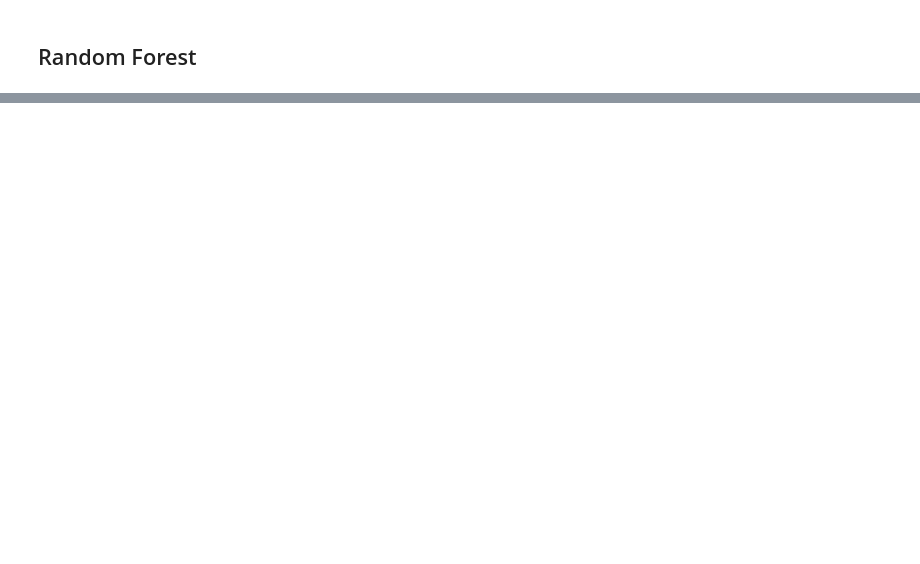
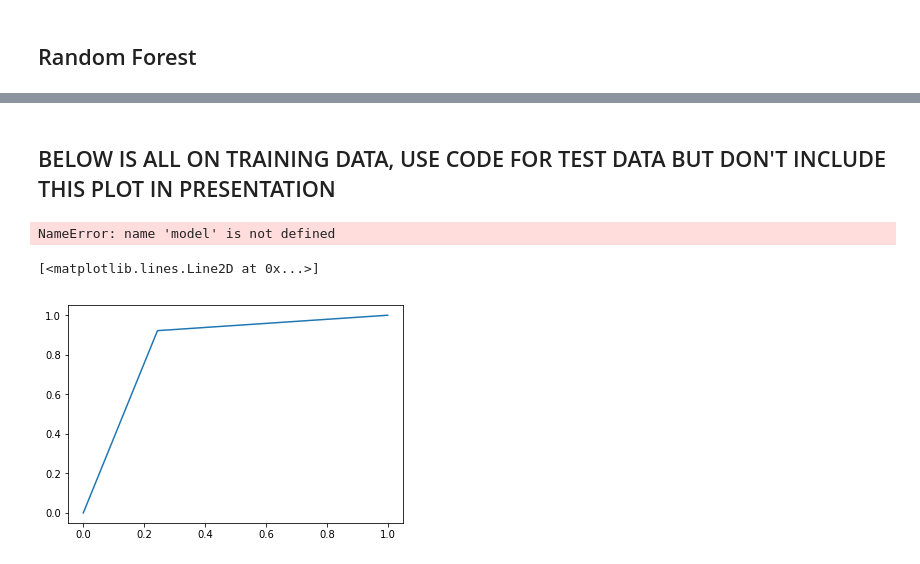
Before and after one commit to luketibbott/Predicting-the-sucess-of-showerthoughts, a Jupyter notebook: model-tuning.ipynb, the cells around one changed output, grey strips where cells are left out. Saved outputs shown, nothing was run; the diff lists cells and outputs as text; code cells hidden in the pictures; blank space fills up the shorter version.

Commit message:
Add ROC_AUC plot for gradient boosting model

```diff
--- a/model-tuning.ipynb
+++ b/model-tuning.ipynb
@@ -205,0 +221,4 @@ rfc_scores = cross_val_score(knn, upsample_features, upsample_response, cv=3, sc
+# %%
+features = pickle.load(open('fixed_100k_train.pkl', 'rb'))
+# %%
+response = pickle.load(open('100k_response.pkl', 'rb'))
@@ -205,0 +233,2 @@ rfc_scores = cross_val_score(knn, upsample_features, upsample_response, cv=3, sc
+# %%
+new_features, new_response = ru.remove_bad_indices(features, response)
@@ -205,0 +237,32 @@ rfc_scores = cross_val_score(knn, upsample_features, upsample_response, cv=3, sc
+# %% [markdown]
+## BELOW IS ALL ON TRAINING DATA, USE CODE FOR TEST DATA BUT DON'T INCLUDE THIS PLOT IN PRESENTATION
+# %%
+# calculate the fpr and tpr for all thresholds of the classification
+probs = model.predict_proba(X_test)
+preds = probs[:,1]
+fpr, tpr, threshold = metrics.roc_curve(y_test, preds)
+roc_auc = metrics.auc(fpr, tpr)
+
+# method I: plt
+import matplotlib.pyplot as plt
+plt.title('Receiver Operating Characteristic')
+plt.plot(fpr, tpr, 'b', label = 'AUC = %0.2f' % roc_auc)
+plt.legend(loc = 'lower right')
+plt.plot([0, 1], [0, 1],'r--')
+plt.xlim([0, 1])
+plt.ylim([0, 1])
+plt.ylabel('True Positive Rate')
+plt.xlabel('False Positive Rate')
+plt.show()
+# %% [output]
+NameError: name 'model' is not defined
+# %%
+probs = gb.predict_proba(new_features)
+preds = probs[:, 1]
+fpr, tpr, threshold = roc_curve(new_response, preds)
+roc_auc = auc(fpr, tpr)
+# %%
+plt.plot(fpr, tpr)
+# %% [output]
+[<matplotlib.lines.Line2D at 0x...>]
+[figure, added]
```
Also changed, not shown: parts of 9 cells of this notebook.
